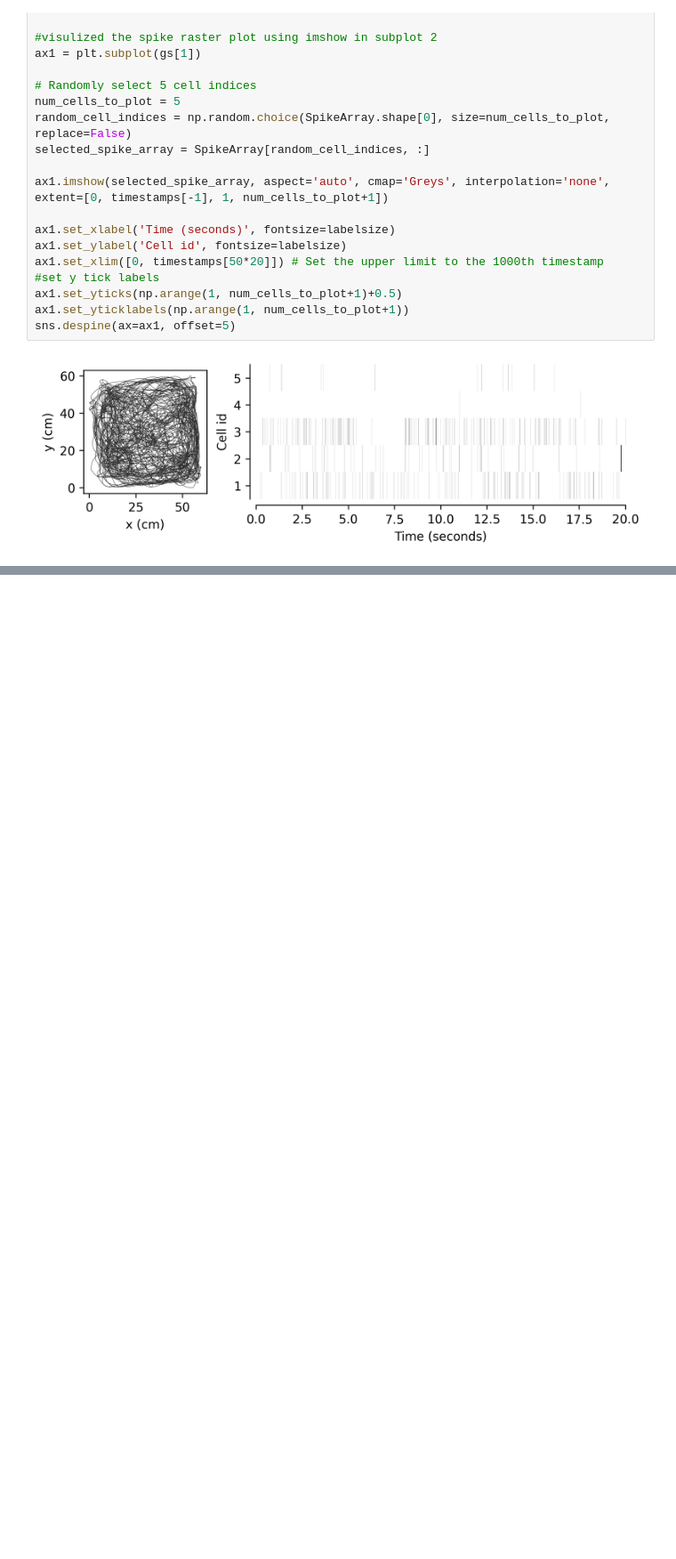
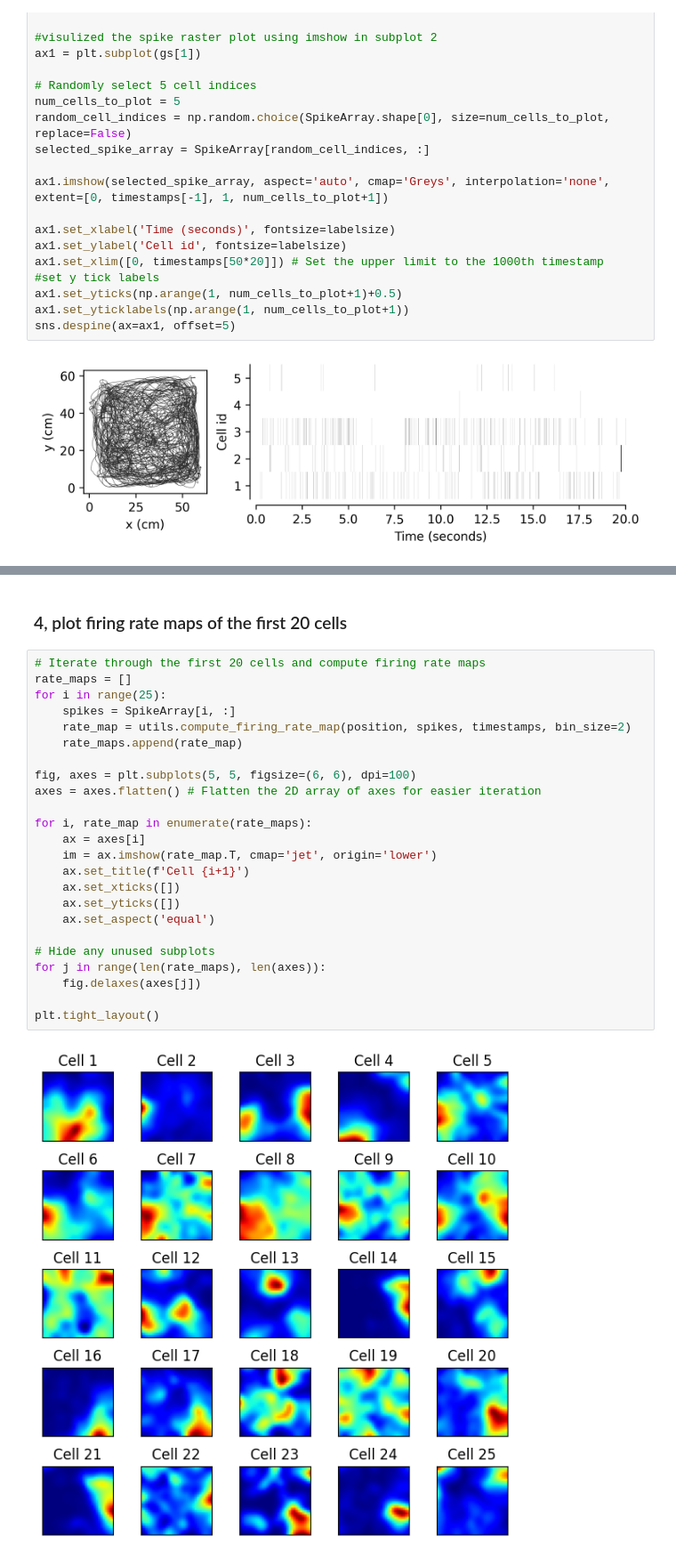
Before and after one commit to ZilongJi/NEUR0016Lectures, a Jupyter notebook: HPCSpatialRepresentation.ipynb, the cells around one changed output, grey strips where cells are left out. Shown: that part at 89% size. Saved outputs shown, nothing was run; the diff lists cells and outputs as text; blank space fills up the shorter version.

```diff
--- a/HPCSpatialRepresentation.ipynb
+++ b/HPCSpatialRepresentation.ipynb
@@ -88,0 +89,28 @@ ax.set_aspect('equal')
+# %% [markdown]
+### 4, plot firing rate maps of the first 20 cells
+# %%
+# Iterate through the first 20 cells and compute firing rate maps
+rate_maps = []
+for i in range(25):
+    spikes = SpikeArray[i, :]
+    rate_map = utils.compute_firing_rate_map(position, spikes, timestamps, bin_size=2)
+    rate_maps.append(rate_map)
+
+fig, axes = plt.subplots(5, 5, figsize=(6, 6), dpi=100)
+axes = axes.flatten() # Flatten the 2D array of axes for easier iteration
+
+for i, rate_map in enumerate(rate_maps):
+    ax = axes[i]
+    im = ax.imshow(rate_map.T, cmap='jet', origin='lower')
+    ax.set_title(f'Cell {i+1}')
+    ax.set_xticks([])
+    ax.set_yticks([])
+    ax.set_aspect('equal')
+
+# Hide any unused subplots
+for j in range(len(rate_maps), len(axes)):
+    fig.delaxes(axes[j])
+
+plt.tight_layout()
+# %% [output]
+[figure, added]
```
Also changed, not shown: parts of 5 cells of this notebook.
